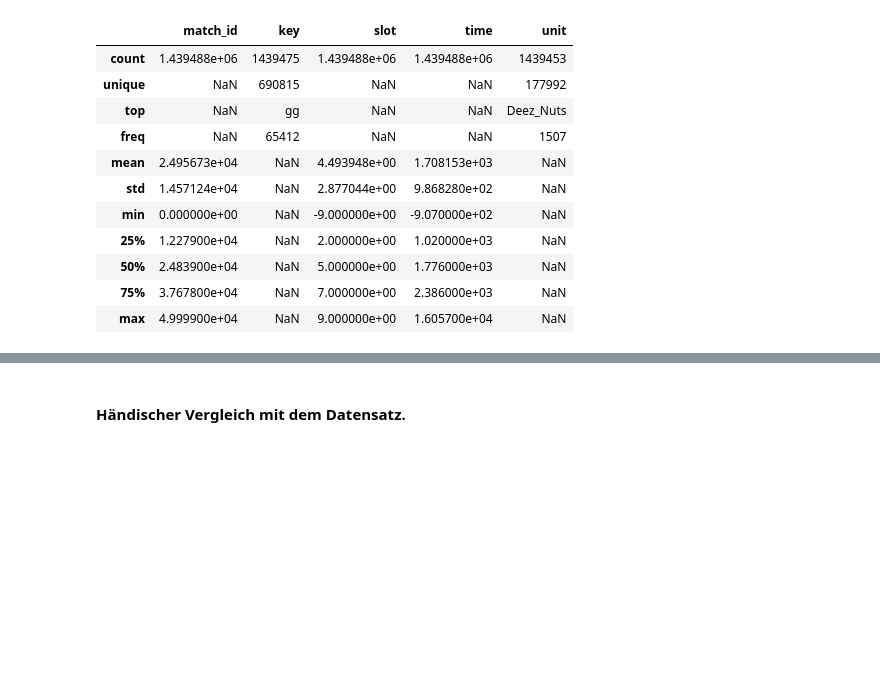
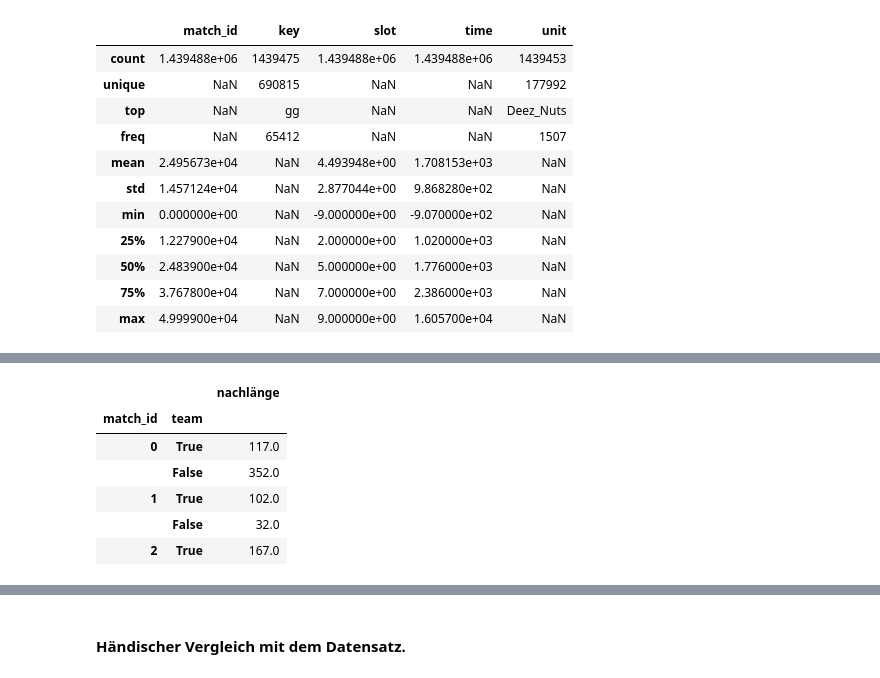
Before and after one commit to agruenth/BDA_SS17, a Jupyter notebook: Aufgabe 3.ipynb, the cells around one changed output, grey strips where cells are left out. Saved outputs shown, nothing was run; the diff lists cells and outputs as text; code cells hidden in the pictures; blank space fills up the shorter version.

```diff
--- a/Aufgabe 3.ipynb
+++ b/Aufgabe 3.ipynb
@@ -81,0 +98,12 @@ Name: match_id, dtype: int64
+# %%
+groupedchat = chat[['match_id', 'team', 'key']].groupby(['match_id', 'team']).count()
+groupedchat = chat[['match_id', 'team', 'nachlänge']].groupby(['match_id', 'team']).sum()
+groupedchat.head()
+# %% [output]
+|  |  | nachlänge |
+| match_id | team |  |
+| 0 | True | 117.0 |
+|  | False | 352.0 |
+| 1 | True | 102.0 |
+|  | False | 32.0 |
+| 2 | True | 167.0 |
```
Also changed, not shown: parts of 29 cells of this notebook.
